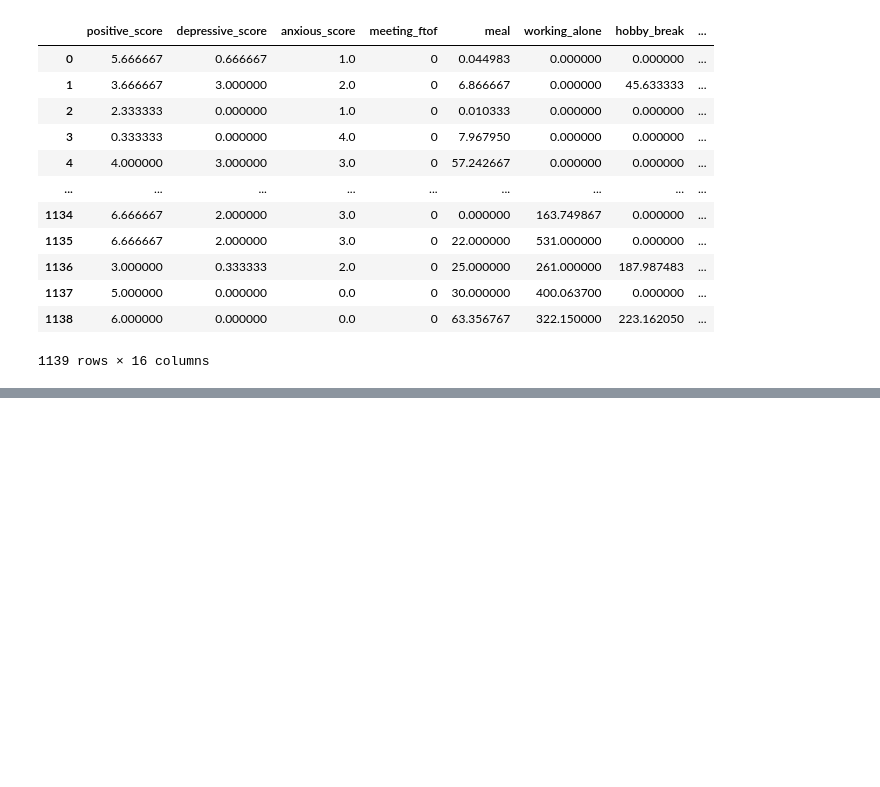
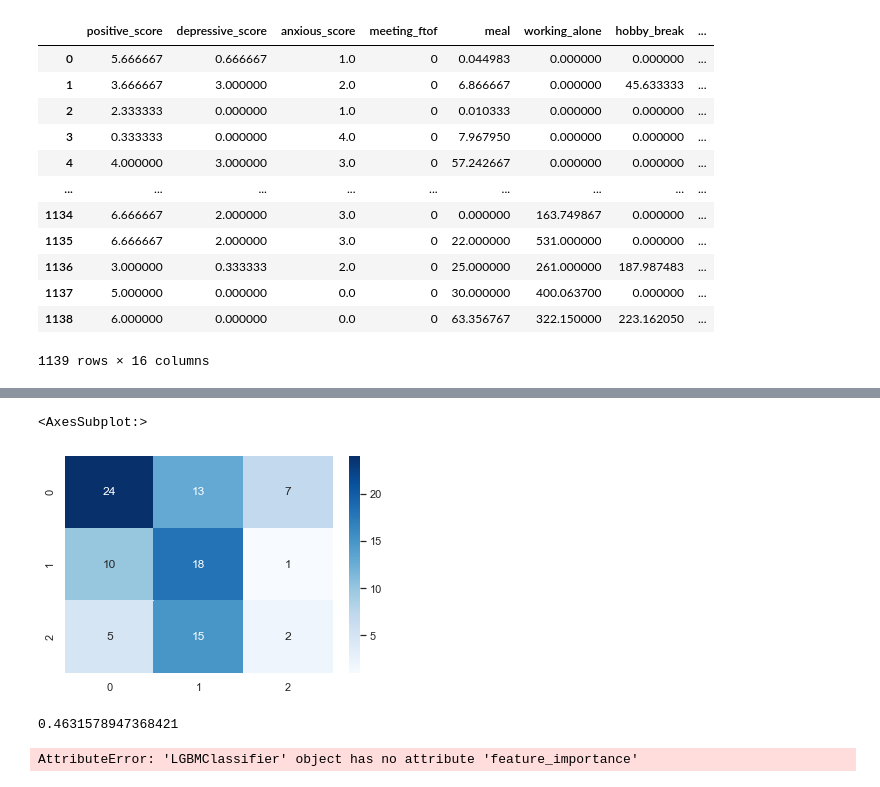
Before and after one commit to yusukennn/research_mental_prediction, a Jupyter notebook: code/analyse/Untitled.ipynb, the cells around one changed output, grey strips where cells are left out. Saved outputs shown, nothing was run; the diff lists cells and outputs as text; code cells hidden in the pictures; blank space fills up the shorter version.

```diff
--- a/code/analyse/Untitled.ipynb
+++ b/code/analyse/Untitled.ipynb
@@ -184,0 +208,3 @@ ques_act_day_corr[ques_act_day_corr['positive_score']>=5]
+# %%
+merged_fitbit = pd.read_csv('../../datas/fitbit_preprocessed_data/agg_for_day/merged_fitbit.csv')
+sleep = pd.read_csv('../../datas/fitbit_preprocessed_data/agg_for_day/.csv')
@@ -184,0 +290,26 @@ ques_act_day_corr[ques_act_day_corr['positive_score']>=5]
+# %%
+# 説明変数,目的変数
+y = ques_fitbit['positive_class'].values# 説明変数(target以外の特徴量)
+X = ques_fitbit[[
+       'floor_mean', 'floor_median', 'floor_var', 'step_mean', 'step_median',
+       'step_var', 'mets_mean', 'calory_mean', 'mets_median', 'calory_median',
+       'mets_var', 'calory_var', 'heart_mean', 'heart_median', 'heart_var',
+       'minutesFairlyActive_mean', 'minutesFairlyActive_median',
+       'minutesFairlyActive_var', 'minutesLightlyActive_mean',
+       'minutesLightlyActive_median', 'minutesLightlyActive_var',
+       'minutesSedentary_mean', 'minutesSedentary_median',
+       'minutesSedentary_var', 'minutesVeryActive_mean',
+       'minutesVeryActive_median', 'minutesVeryActive_var','sleep_mean_y', 'sleep_median_y',
+       'sleep_var_y']].values # 目的変数(target)
+
+# トレーニングデータ,テストデータの分割
+X_train, X_test, y_train, y_test = train_test_split(X, y,test_size=0.20, random_state=2)
+# %%
+# モデルの学習
+model = lgb.LGBMClassifier() # モデルのインスタンスの作成
+model.fit(X_train, y_train) # モデルの学習
+
+# テストデータの予測クラス (予測クラス(0 or 1 or 2)を返す)
+y_pred = model.predict(X_test)
+# テストデータのクラス予測確率 (各クラスの予測確率 [クラス0の予測確率,クラス1の予測確率,クラス2の予測確率] を返す)
+y_pred_prob = model.predict_proba(X_test)
@@ -184,0 +351,28 @@ ques_act_day_corr[ques_act_day_corr['positive_score']>=5]
+# %%
+cm = confusion_matrix(y_test, y_pred)
+sns.heatmap(cm, annot=True, cmap='Blues')
+# %% [output]
+<AxesSubplot:>
+[figure, added]
+# %%
+print(accuracy_score(y_test, y_pred))
+# 特徴量重要度の算出 (データフレームで取得)
+cols = list(ques_fitbit[[
+       'floor_mean', 'floor_median', 'floor_var', 'step_mean', 'step_median',
+       'step_var', 'mets_mean', 'calory_mean', 'mets_median', 'calory_median',
+       'mets_var', 'calory_var', 'heart_mean', 'heart_median', 'heart_var',
+       'minutesFairlyActive_mean', 'minutesFairlyActive_median',
+       'minutesFairlyActive_var', 'minutesLightlyActive_mean',
+       'minutesLightlyActive_median', 'minutesLightlyActive_var',
+       'minutesSedentary_mean', 'minutesSedentary_median',
+       'minutesSedentary_var', 'minutesVeryActive_mean',
+       'minutesVeryActive_median', 'minutesVeryActive_var','sleep_mean_y', 'sleep_median_y',
+       'sleep_var_y']].columns)         # 特徴量名のリスト(目的変数CRIM以外)
+f_importance = np.array(model.feature_importance()) # 特徴量重要度の算出
+f_importance = f_importance / np.sum(f_importance)  # 正規化(必要ない場合はコメントアウト)
+df_importance = pd.DataFrame({'feature':cols, 'importance':f_importance})
+df_importance = df_importance.sort_values('importance', ascending=False) # 降順ソート
+display(df_importance)
+# %% [output]
+0.4631578947368421
+AttributeError: 'LGBMClassifier' object has no attribute 'feature_importance'
```
Also changed, not shown: parts of 14 cells of this notebook, 1 other file.
